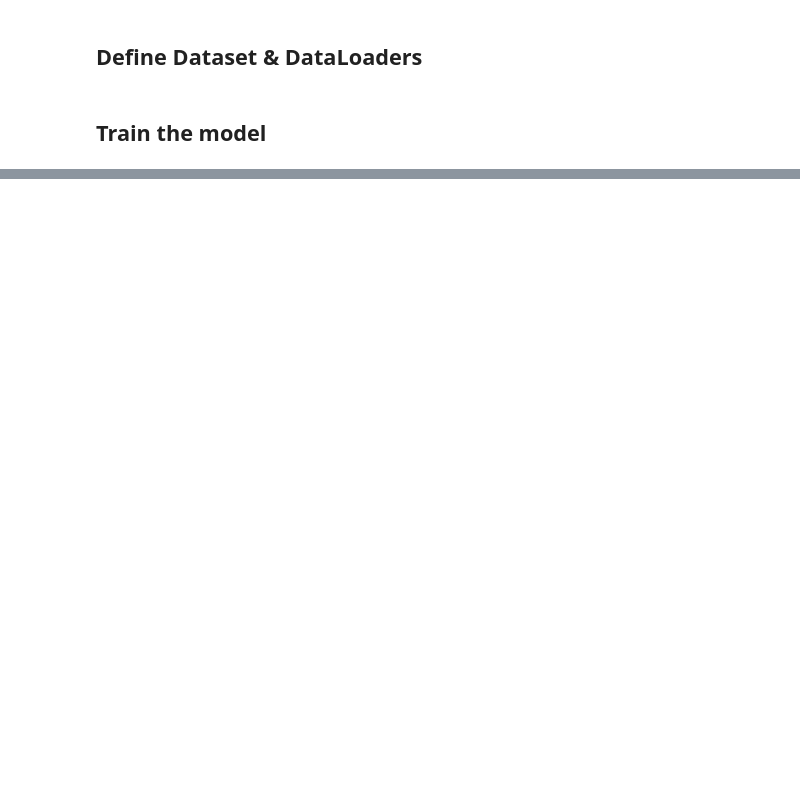
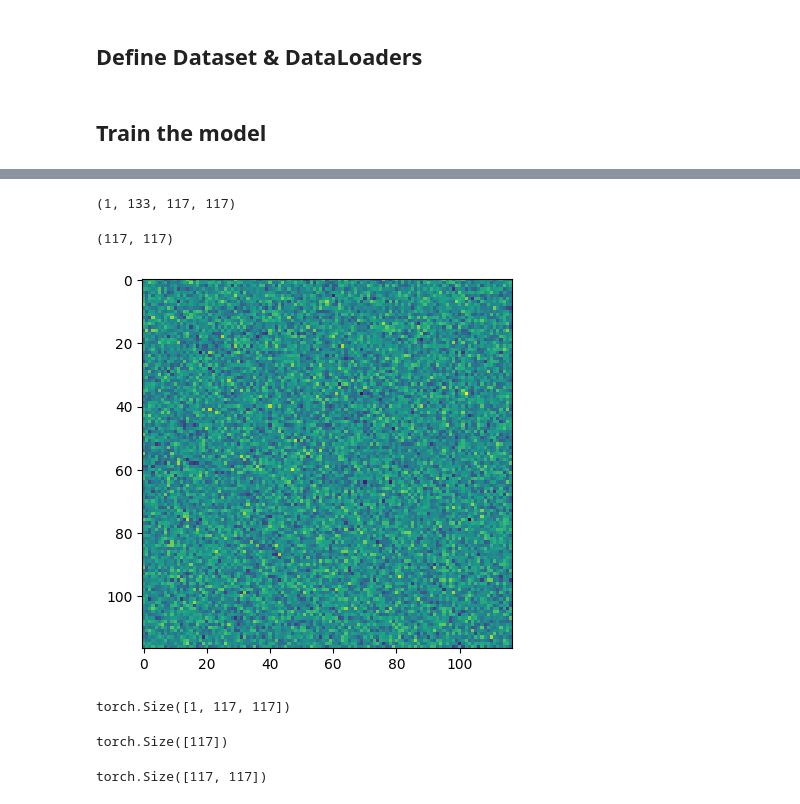
Before and after one commit to Amir1831/DynamicGraphClassifier, a Jupyter notebook: Train.ipynb, the cells around one changed output, grey strips where cells are left out. Saved outputs shown, nothing was run; the diff lists cells and outputs as text; code cells hidden in the pictures; blank space fills up the shorter version.

```diff
--- a/Train.ipynb
+++ b/Train.ipynb
@@ -130,0 +194,28 @@ results = engine.train(Model ,
+# %%
+sample = np.random.randn(Config.B , Config.T , Config.V , Config.V)
+sample.shape
+# %% [output]
+(1, 133, 117, 117)
+# %%
+sample = sample.mean(axis=1).mean(axis=0)
+# %%
+sample.shape
+# %% [output]
+(117, 117)
+# %%
+import matplotlib.pyplot as plt
+plt.imshow(sample);
+# %% [output]
+[figure, added]
+# %%
+sample
+# %% [output]
+torch.Size([1, 117, 117])
+# %%
+torch.ones(117).shape
+# %% [output]
+torch.Size([117])
+# %%
+torch.diag(torch.ones(Config.V))
+# %% [output]
+torch.Size([117, 117])
```
Also changed, not shown: parts of 6 cells of this notebook, 6 other files.
